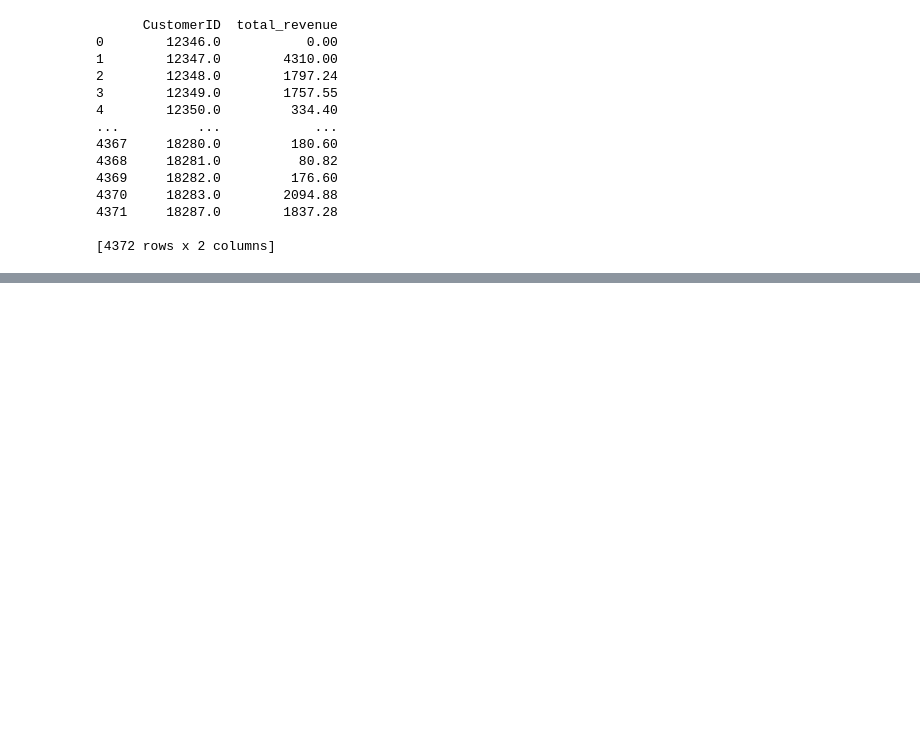
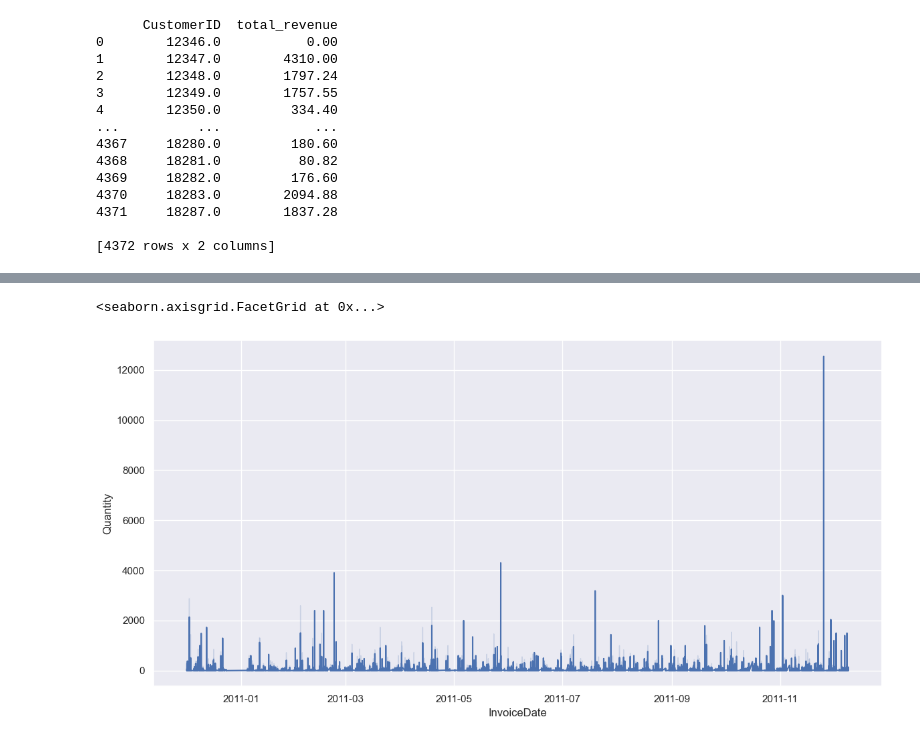
Before and after one commit to Ivan-Curmi/FinalProject, a Jupyter notebook: Sales (Ivan).ipynb, the cells around one changed output, grey strips where cells are left out. Saved outputs shown, nothing was run; the diff lists cells and outputs as text; code cells hidden in the pictures; blank space fills up the shorter version.

```diff
--- a/Sales (Ivan).ipynb
+++ b/Sales (Ivan).ipynb
@@ -493,0 +533,12 @@ print(total_sales_per_customer)
+# %%
+# your code here
+
+sns.relplot(kind='line',
+            data=df_dropped1,
+            x='InvoiceDate',
+            y='Quantity',
+            height=6,
+            aspect=2)
+# %% [output]
+<seaborn.axisgrid.FacetGrid at 0x...>
+[figure, added]
```
Also changed, not shown: parts of 94 cells of this notebook.
